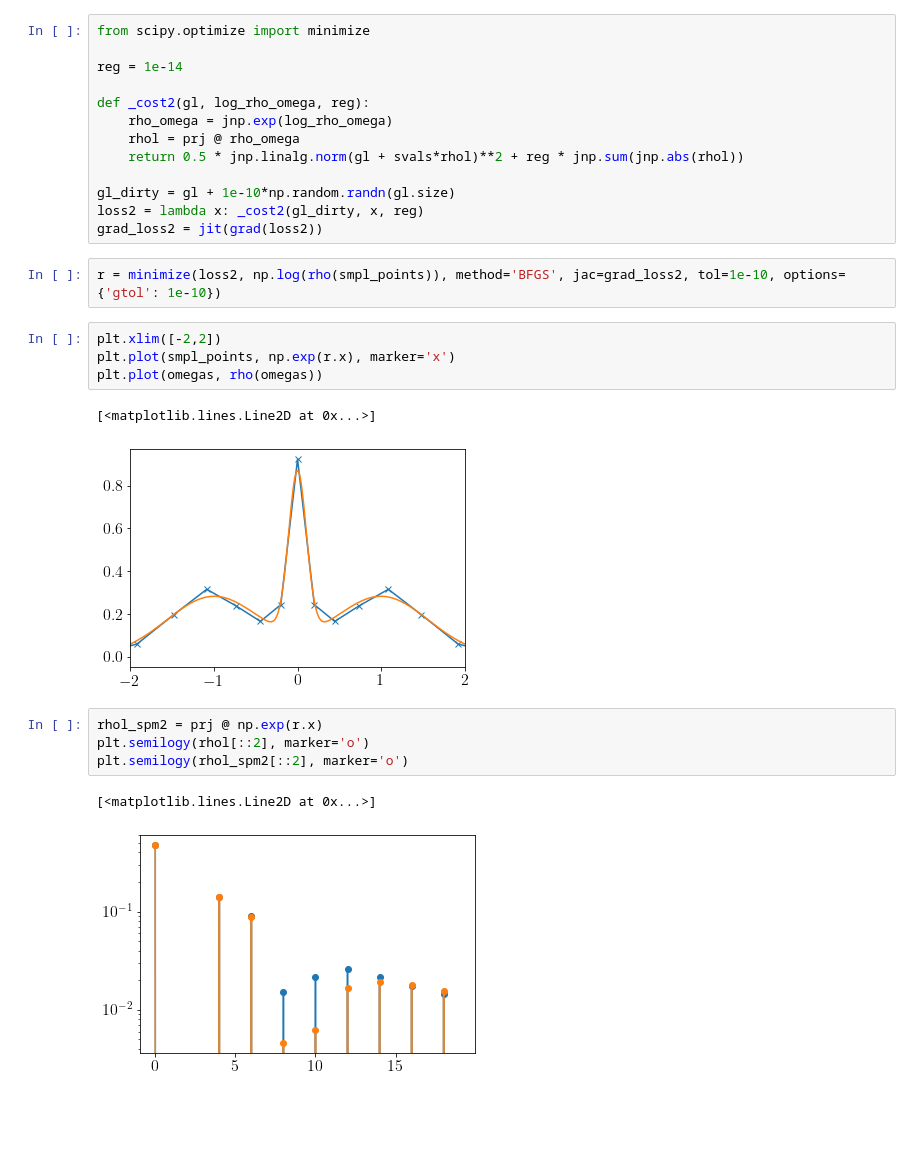
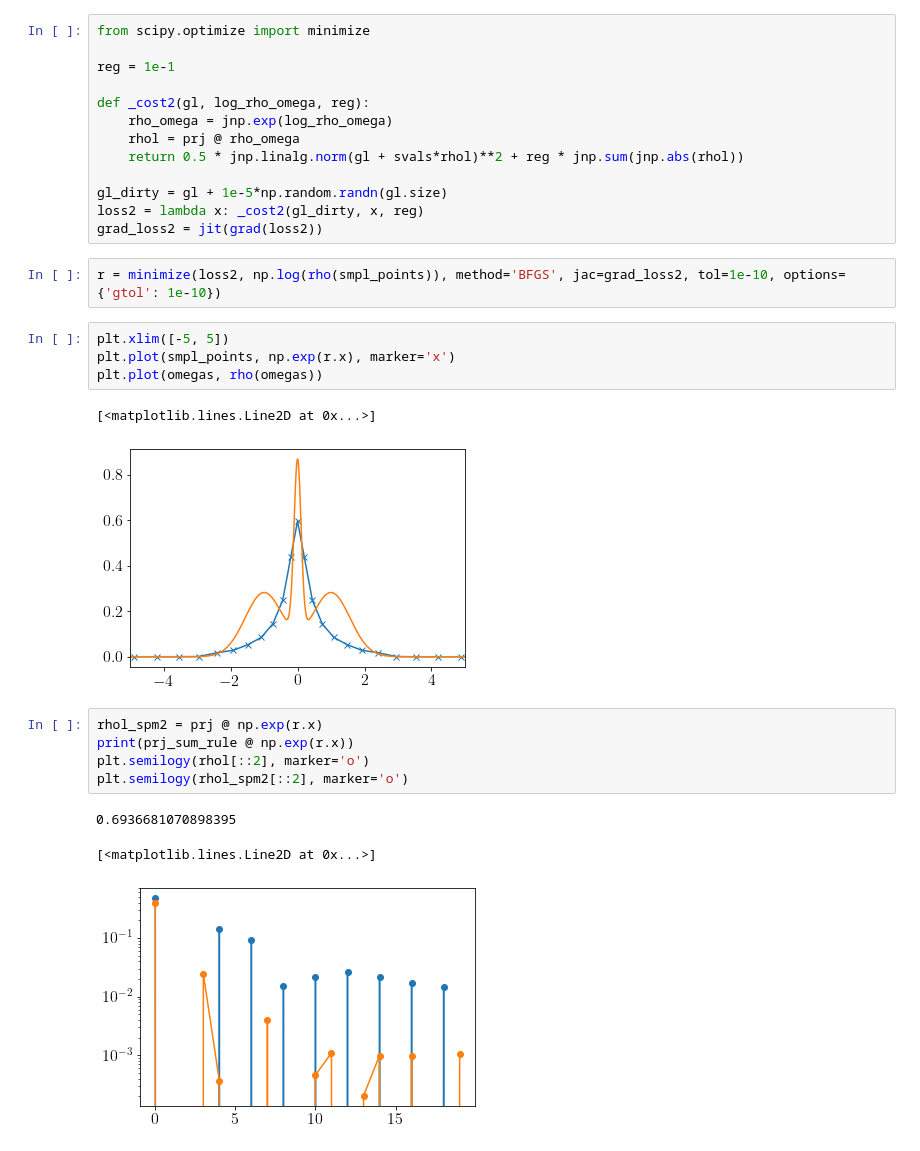
Before and after one commit to shinaoka/spm_omega, a Jupyter notebook: notebooks/test2.ipynb, the cells around one changed output. Cells and saved outputs as stored; diff of their text form; blank space fills up the shorter version.

```diff
--- a/notebooks/test2.ipynb
+++ b/notebooks/test2.ipynb
@@ -185,29 +185,31 @@ $$
 # %%
 from scipy.optimize import minimize
 
-reg = 1e-14
+reg = 1e-1
 
 def _cost2(gl, log_rho_omega, reg):
     rho_omega = jnp.exp(log_rho_omega)
     rhol = prj @ rho_omega
     return 0.5 * jnp.linalg.norm(gl + svals*rhol)**2 + reg * jnp.sum(jnp.abs(rhol))
 
-gl_dirty = gl + 1e-10*np.random.randn(gl.size)
+gl_dirty = gl + 1e-5*np.random.randn(gl.size)
 loss2 = lambda x: _cost2(gl_dirty, x, reg)
 grad_loss2 = jit(grad(loss2))
 # %%
 r = minimize(loss2, np.log(rho(smpl_points)), method='BFGS', jac=grad_loss2, tol=1e-10, options={'gtol': 1e-10})
 # %%
-plt.xlim([-2,2])
+plt.xlim([-5, 5])
 plt.plot(smpl_points, np.exp(r.x), marker='x')
 plt.plot(omegas, rho(omegas))
 # %% [output]
 [<matplotlib.lines.Line2D at 0x...>]
-[figure, old version]
+[figure, new version]
 # %%
 rhol_spm2 = prj @ np.exp(r.x)
+print(prj_sum_rule @ np.exp(r.x))
 plt.semilogy(rhol[::2], marker='o')
 plt.semilogy(rhol_spm2[::2], marker='o')
 # %% [output]
-[<matplotlib.lines.Line2D at 0x...>]
+0.6936681070898395
+[<matplotlib.lines.Line2D at 0x...>]
-[figure, old version]
+[figure, new version]
```
Also changed, not shown: 1 other file.
